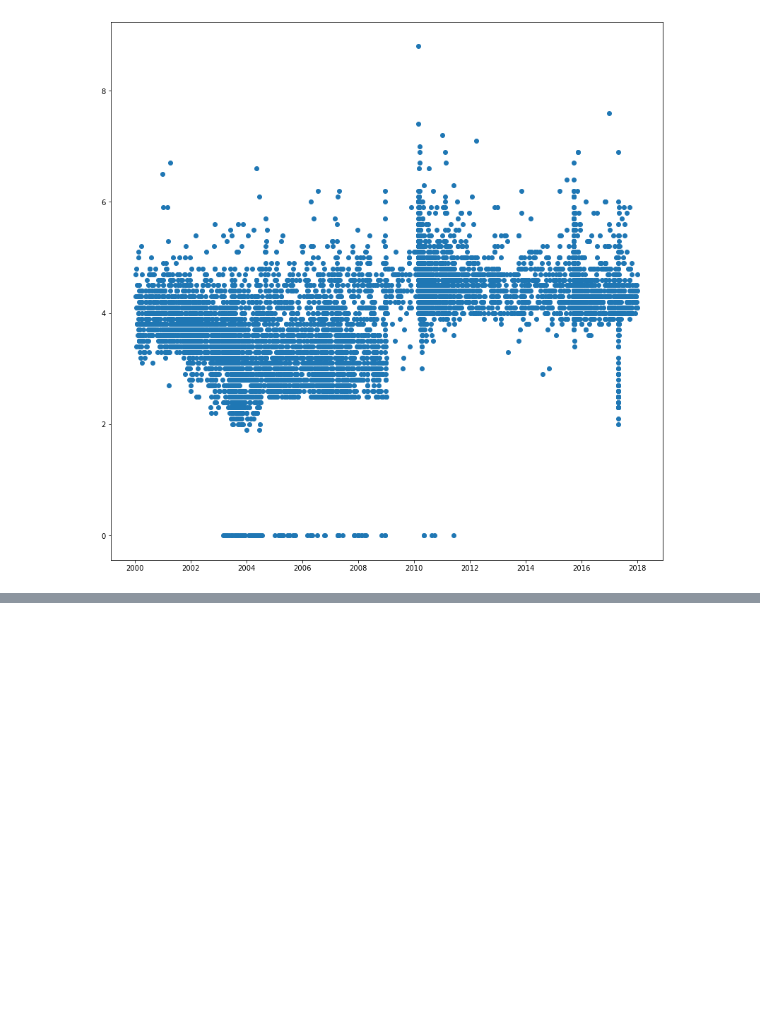
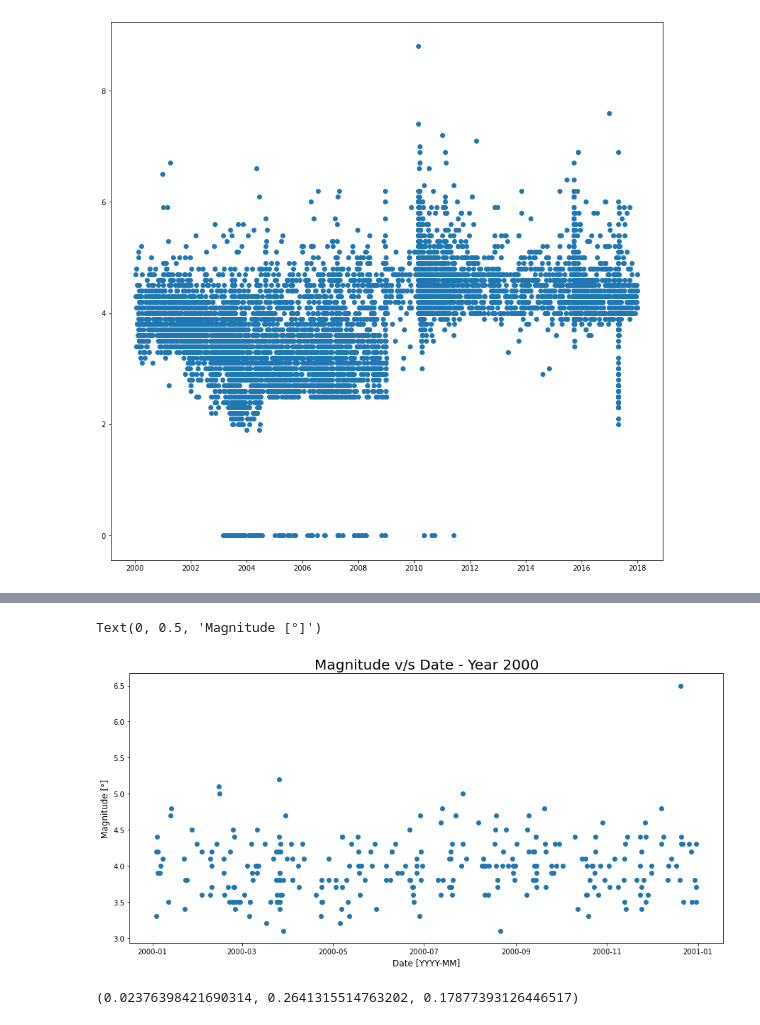
Before and after one commit to Fabross/IPD440_Earthquake_project, a Jupyter notebook: notebooks/dataAcquisition.ipynb, the cells around one changed output, grey strips where cells are left out. Cells and saved outputs as stored; diff of their text form; code cells hidden in the pictures; blank space fills up the shorter version.

Commit message:
Added hawkeslib library to obtain GIF parameters - Remains the validation

```diff
--- a/notebooks/dataAcquisition.ipynb
+++ b/notebooks/dataAcquisition.ipynb
@@ -499,3 +462,14 @@ plt.plot_date(dates, magnitudes)
 # %% [output]
 [<matplotlib.lines.Line2D at 0x...>]
 [figure]
+# %%
+# Ground intensity function estimation
+# Here we use "hawkeslib", which models a Point Process in one dimension: time.
+# For our data, we will do it using one year to see if we see success
+
+pickle_file = open("data3.pkl", "rb")
+recovered_data = pickle.load(pickle_file)
+# %%
+# Pandas DF formatting
+df3 = pd.DataFrame(recovered_data, columns = ["Datetime", "Latitude", "Longitude", "Depth", "Magnitude"])
+df3
@@ -501,0 +490,50 @@ plt.plot_date(dates, magnitudes)
+# %%
+def event_counter(events, year):
+    searched_events = list()
+    for event in events:
+        ev_year = datetime.strptime(event[0], "%d-%m-%Y %H:%M:%S").year
+        if (year == ev_year):
+            searched_events.append(event)
+        else:
+            continue
+    return searched_events
+
+def events_hours_since_first_event(events):
+    return
+
+filter = df3["Datetime"] < '01-01-2001 00:00:00'
+df3["Datetime"] = pd.to_datetime(df3["Datetime"])
+filtered = df3.loc[filter]
+filtered_events = filtered.values.tolist()
+filtered_events = [[pd.Timestamp(event[0], tz=None).to_pydatetime() , event[1], event[2], event[3], event[4]] for event in filtered_events]
+#filtered_events = [[datetime.strftime(event[0], "%d-%m-%Y %H:%M:%S"), event[1], event[2], event[3], event[4]] for event in filtered_events]
+dates = matplotlib.dates.date2num([ev[0] for ev in filtered_events])
+#plt.plot_date([ev[0] for ev in filtered_events], [ev[-1] for ev in filtered_events])
+plt.figure(figsize = (15,7))
+plt.plot_date(dates, [ev[-1] for ev in filtered_events])
+plt.title("Magnitude v/s Date - Year 2000", fontsize = 20)
+plt.xlabel("Date [YYYY-MM]", fontsize = 12)
+plt.ylabel("Magnitude [°]", fontsize = 12)
+# %% [output]
+Text(0, 0.5, 'Magnitude [°]')
+[figure, added]
+# %%
+# This is to get the hours after the first event and fit the data into the Hawkes Process model to obtain a
+# estimation of the params
+
+def get_datetimes(events):
+    evs = list()
+    for event in events:
+        evs.append(event[0])
+    return evs
+
+
+events = get_datetimes(filtered_events)
+events.sort()
+time = np.array([(ev-events[0]).total_seconds()/3600 for ev in events])
+#print(time)
+uv = UVHP()
+uv.fit(time)
+print(uv.get_params())
+# %% [output]
+(0.02376398421690314, 0.2641315514763202, 0.17877393126446517)
```
Also changed, not shown: parts of 10 cells of this notebook.
